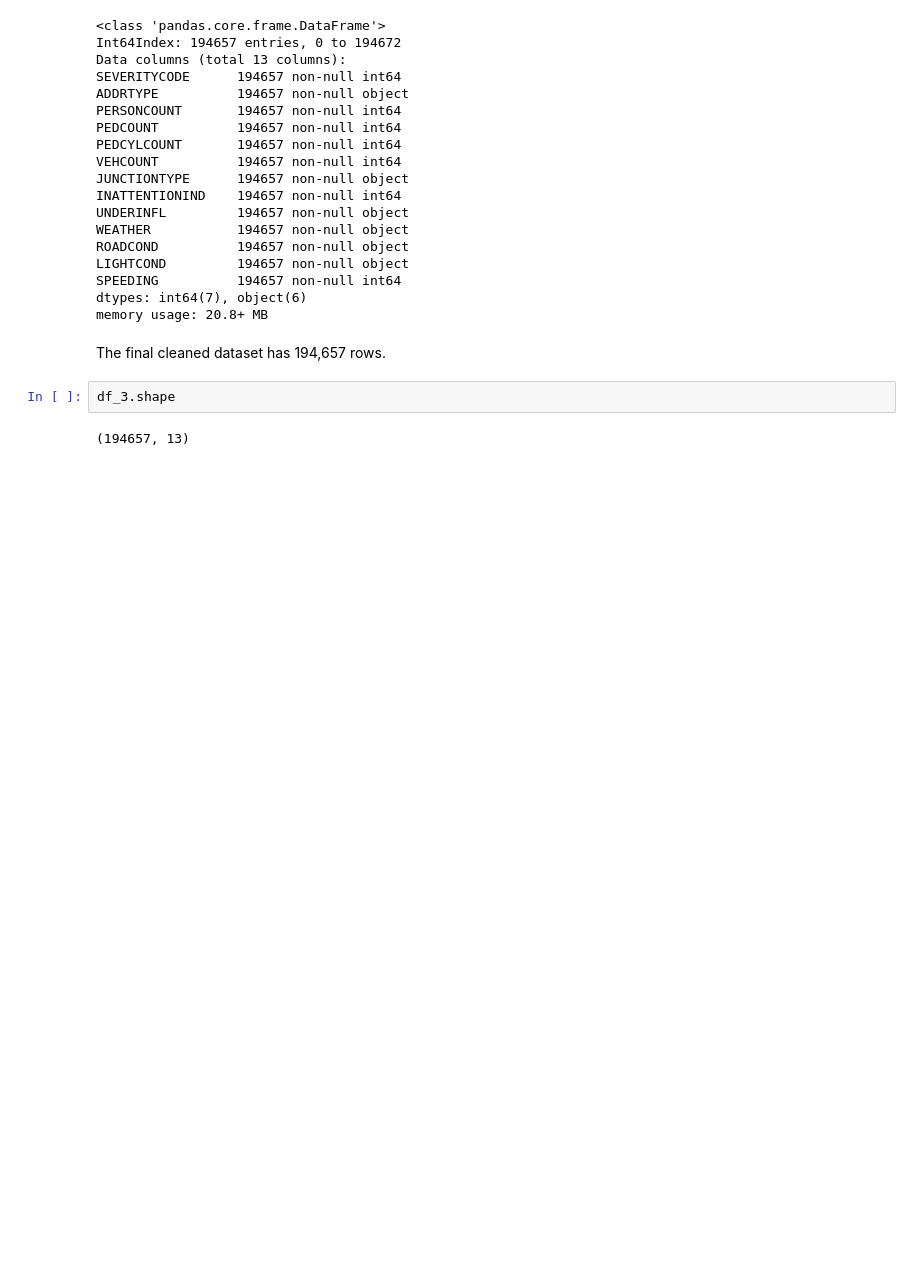
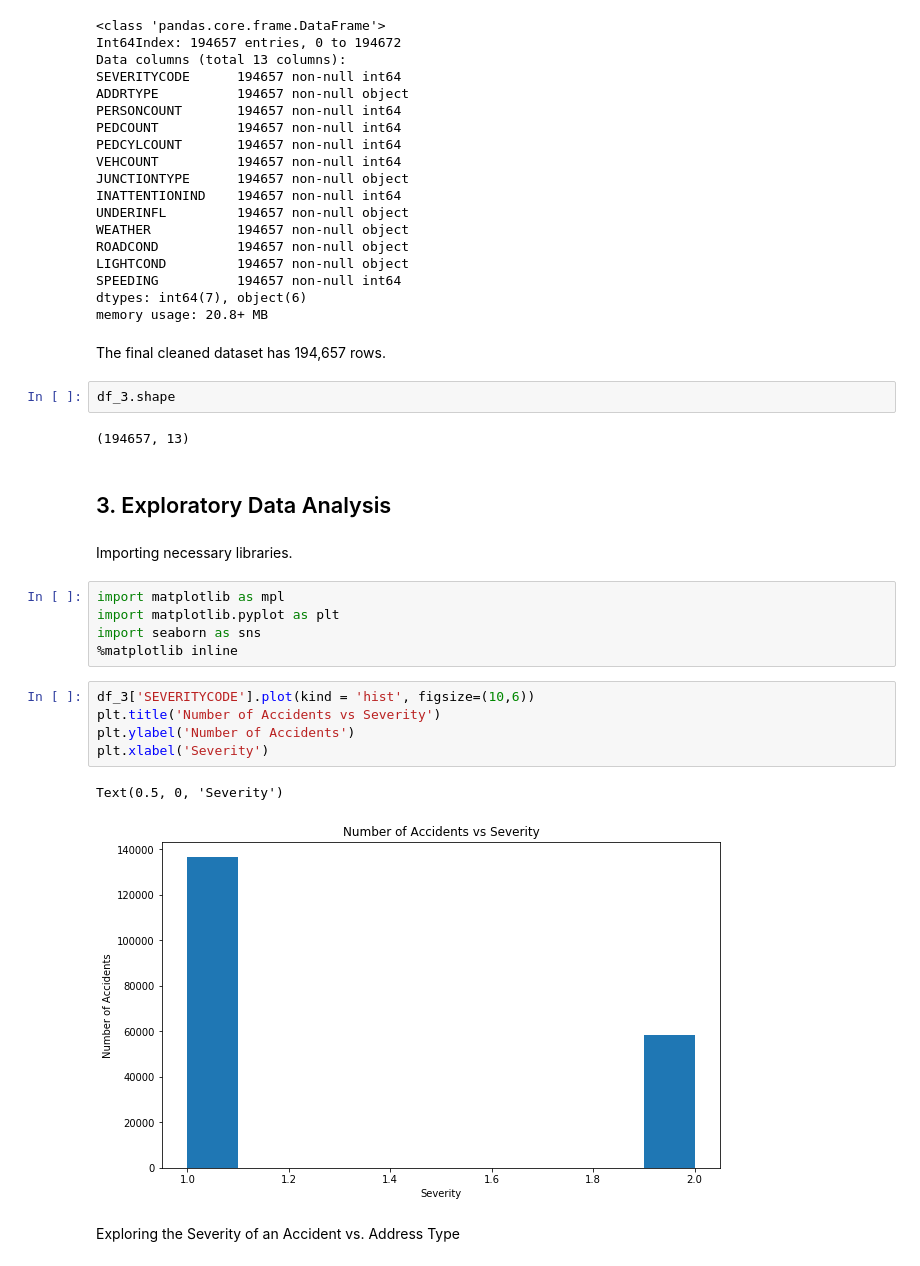
Before and after one commit to olsonc1056/Coursera_Capstone, a Jupyter notebook: Capstone Project.ipynb, the cells around one changed output. Saved outputs shown, nothing was run; the diff lists cells and outputs as text; blank space fills up the shorter version.

```diff
--- a/Capstone Project.ipynb
+++ b/Capstone Project.ipynb
@@ -591,3 +573,22 @@ The final cleaned dataset has 194,657 rows.
 df_3.shape
 # %% [output]
 (194657, 13)
+# %% [markdown]
+## 3. Exploratory Data Analysis
+# %% [markdown]
+Importing necessary libraries.
+# %%
+import matplotlib as mpl
+import matplotlib.pyplot as plt
+import seaborn as sns
+%matplotlib inline
+# %%
+df_3['SEVERITYCODE'].plot(kind = 'hist', figsize=(10,6))
+plt.title('Number of Accidents vs Severity')
+plt.ylabel('Number of Accidents')
+plt.xlabel('Severity')
+# %% [output]
+Text(0.5, 0, 'Severity')
+[figure, added]
+# %% [markdown]
+Exploring the Severity of an Accident vs. Address Type
```
Also changed, not shown: parts of 88 cells of this notebook.
